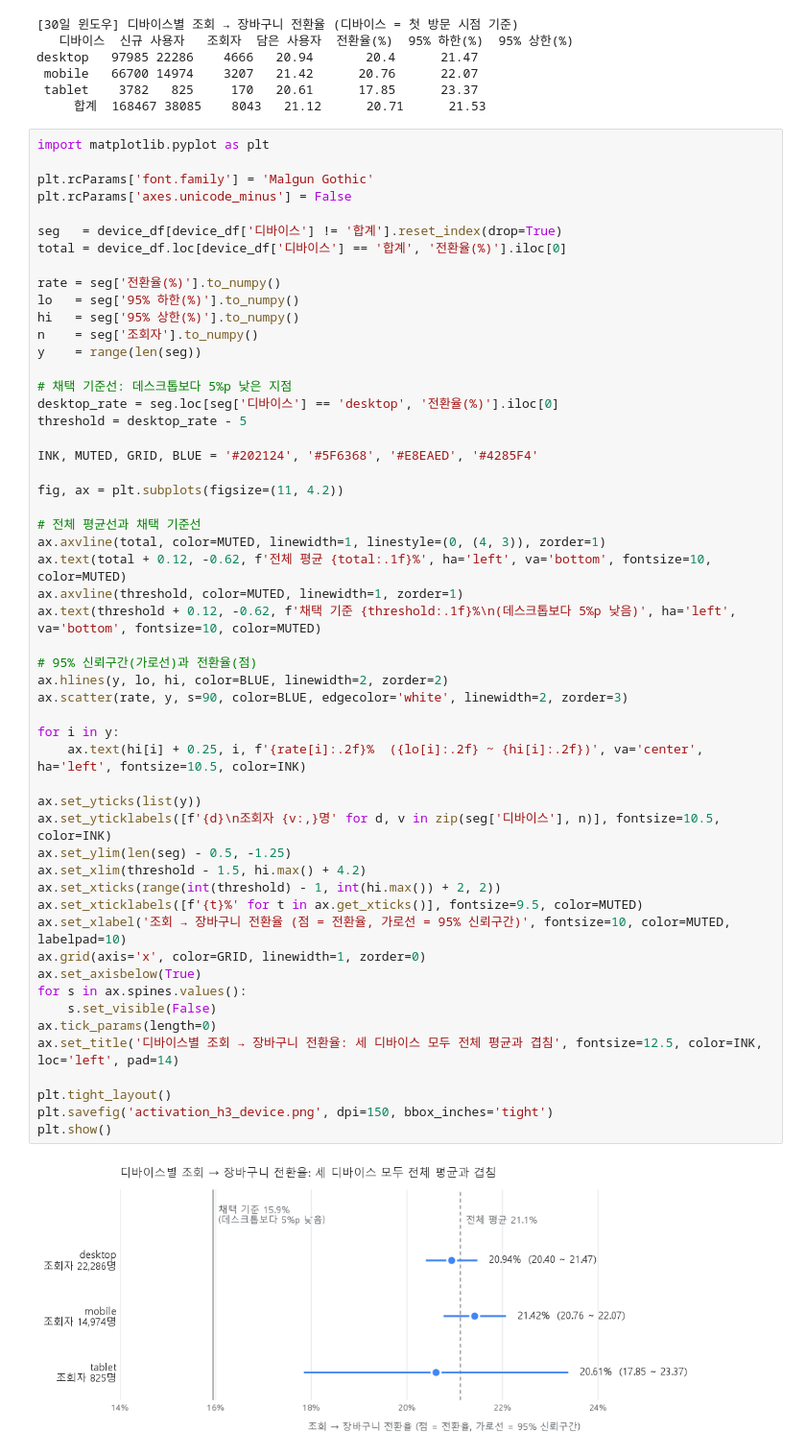
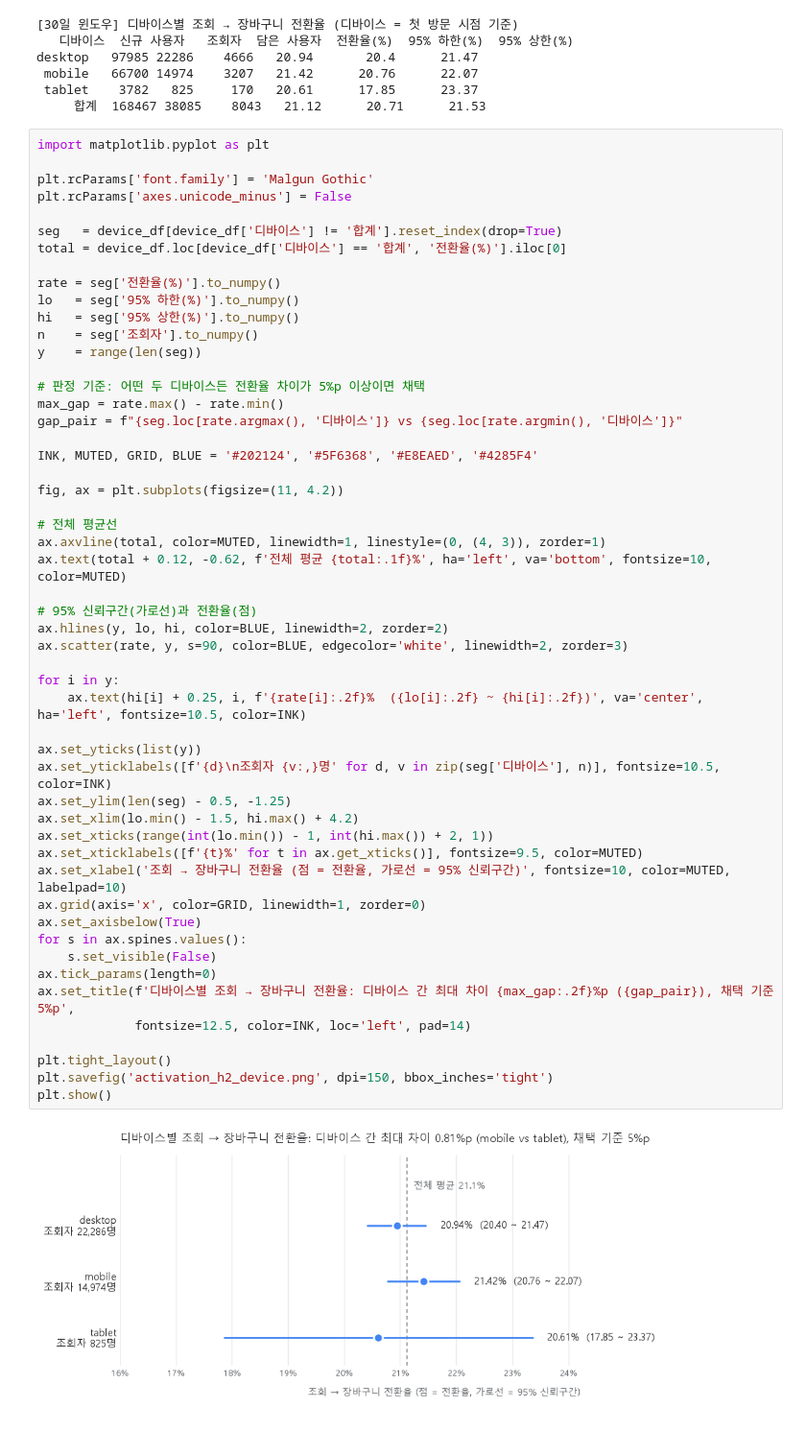
Before and after one commit to bulsajo1/ecommerce-product-analysis-project, a Jupyter notebook: data_analysis/A(activation).ipynb, the cells around one changed output. Shown at 96% size. Drawn from its saved outputs; the diff is of its cells as text.

```diff
--- a/data_analysis/A(activation).ipynb
+++ b/data_analysis/A(activation).ipynb
@@ -1242,46 +1246,45 @@ hi   = seg['95% 상한(%)'].to_numpy()
 n    = seg['조회자'].to_numpy()
 y    = range(len(seg))
 
-# 채택 기준선: 데스크톱보다 5%p 낮은 지점
-desktop_rate = seg.loc[seg['디바이스'] == 'desktop', '전환율(%)'].iloc[0]
-threshold = desktop_rate - 5
+# 판정 기준: 어떤 두 디바이스든 전환율 차이가 5%p 이상이면 채택
+max_gap = rate.max() - rate.min()
+gap_pair = f"{seg.loc[rate.argmax(), '디바이스']} vs {seg.loc[rate.argmin(), '디바이스']}"
 
 INK, MUTED, GRID, BLUE = '#202124', '#5F6368', '#E8EAED', '#4285F4'
 
 fig, ax = plt.subplots(figsize=(11, 4.2))
 
-# 전체 평균선과 채택 기준선
+# 전체 평균선
 ax.axvline(total, color=MUTED, linewidth=1, linestyle=(0, (4, 3)), zorder=1)
 ax.text(total + 0.12, -0.62, f'전체 평균 {total:.1f}%', ha='left', va='bottom', fontsize=10, color=MUTED)
-ax.axvline(threshold, color=MUTED, linewidth=1, zorder=1)
-ax.text(threshold + 0.12, -0.62, f'채택 기준 {threshold:.1f}%\n(데스크톱보다 5%p 낮음)', ha='left', va='bottom', fontsize=10, color=MUTED)
 
 # 95% 신뢰구간(가로선)과 전환율(점)
 ax.hlines(y, lo, hi, color=BLUE, linewidth=2, zorder=2)
 ax.scatter(rate, y, s=90, color=BLUE, edgecolor='white', linewidth=2, zorder=3)
 
 for i in y:
     ax.text(hi[i] + 0.25, i, f'{rate[i]:.2f}%  ({lo[i]:.2f} ~ {hi[i]:.2f})', va='center', ha='left', fontsize=10.5, color=INK)
 
 ax.set_yticks(list(y))
 ax.set_yticklabels([f'{d}\n조회자 {v:,}명' for d, v in zip(seg['디바이스'], n)], fontsize=10.5, color=INK)
 ax.set_ylim(len(seg) - 0.5, -1.25)
-ax.set_xlim(threshold - 1.5, hi.max() + 4.2)
-ax.set_xticks(range(int(threshold) - 1, int(hi.max()) + 2, 2))
+ax.set_xlim(lo.min() - 1.5, hi.max() + 4.2)
+ax.set_xticks(range(int(lo.min()) - 1, int(hi.max()) + 2, 1))
 ax.set_xticklabels([f'{t}%' for t in ax.get_xticks()], fontsize=9.5, color=MUTED)
 ax.set_xlabel('조회 → 장바구니 전환율 (점 = 전환율, 가로선 = 95% 신뢰구간)', fontsize=10, color=MUTED, labelpad=10)
 ax.grid(axis='x', color=GRID, linewidth=1, zorder=0)
 ax.set_axisbelow(True)
 for s in ax.spines.values():
     s.set_visible(False)
 ax.tick_params(length=0)
-ax.set_title('디바이스별 조회 → 장바구니 전환율: 세 디바이스 모두 전체 평균과 겹침', fontsize=12.5, color=INK, loc='left', pad=14)
+ax.set_title(f'디바이스별 조회 → 장바구니 전환율: 디바이스 간 최대 차이 {max_gap:.2f}%p ({gap_pair}), 채택 기준 5%p',
+             fontsize=12.5, color=INK, loc='left', pad=14)
 
 plt.tight_layout()
-plt.savefig('activation_h3_device.png', dpi=150, bbox_inches='tight')
+plt.savefig('activation_h2_device.png', dpi=150, bbox_inches='tight')
 plt.show()
 # %% [output]
-[figure, old version]
+[figure, new version]
 # %% [markdown]
 ### 결과
 
```
Also changed, not shown: parts of 11 cells of this notebook, 2 other files.
